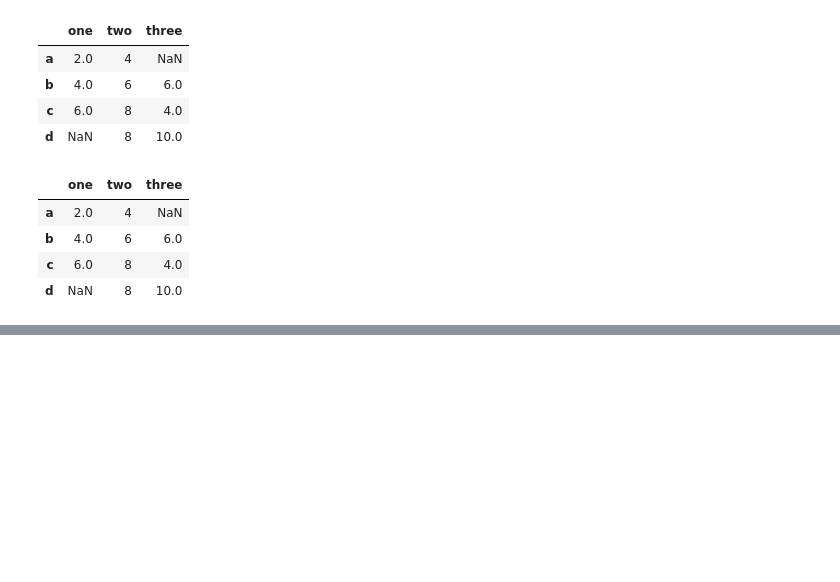
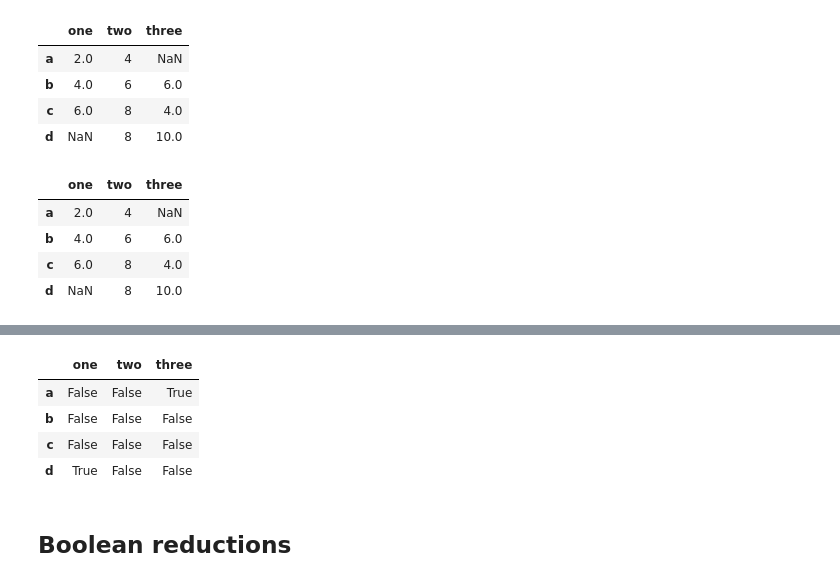
Before and after one commit to mangxiao2018/PandasSample, a Jupyter notebook: 100004-必会函数.ipynb, the cells around one changed output, grey strips where cells are left out. Saved outputs shown, nothing was run; the diff lists cells and outputs as text; code cells hidden in the pictures; blank space fills up the shorter version.

```diff
--- a/100004-必会函数.ipynb
+++ b/100004-必会函数.ipynb
@@ -430,0 +443,10 @@ df.add(df2, fill_value=0)
+# %%
+df2.ne(df)
+# %% [output]
+|  | one | two | three |
+| a | False | False | True |
+| b | False | False | False |
+| c | False | False | False |
+| d | True | False | False |
+# %% [markdown]
+## Boolean reductions
```
Also changed, not shown: parts of 13 cells of this notebook.
